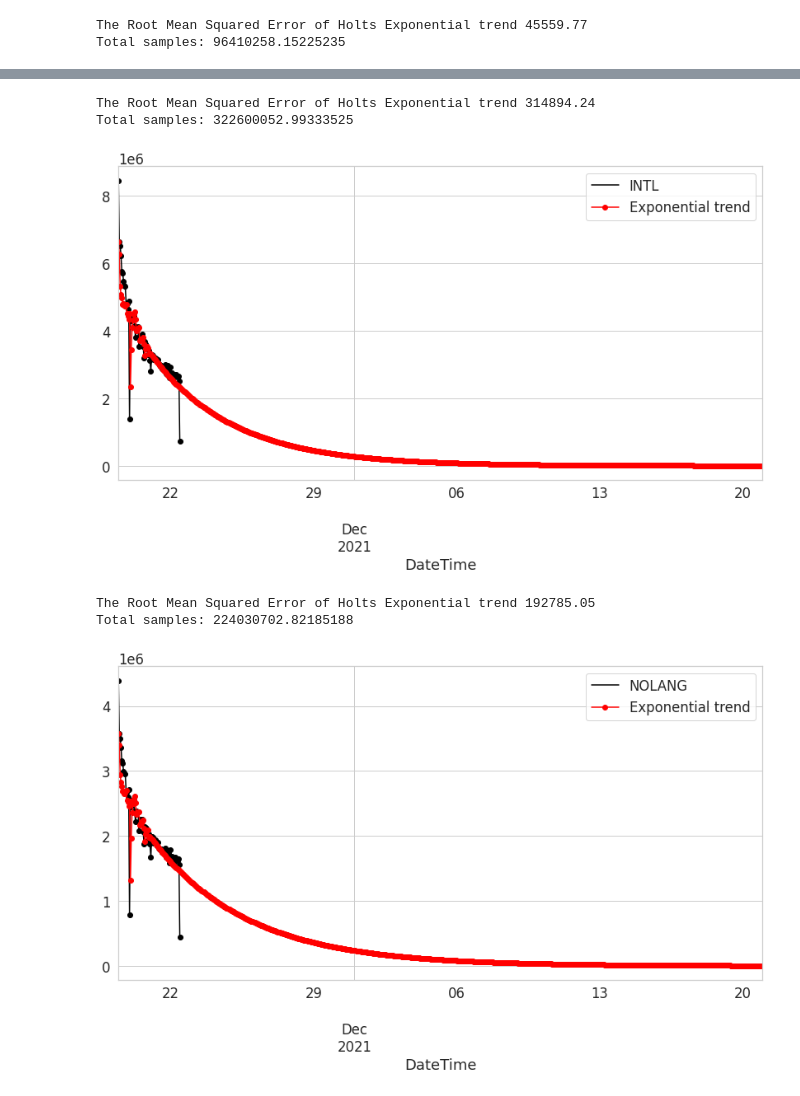
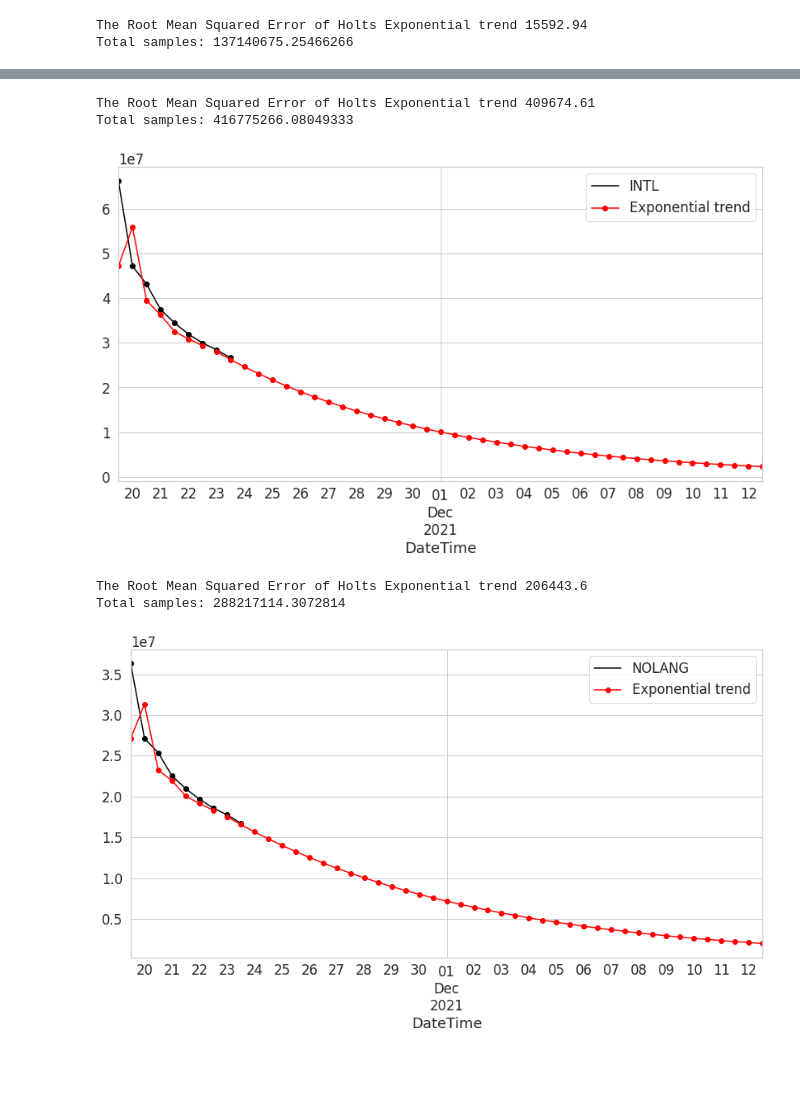
Before and after one commit to rvencu/crawlingathome-gpu-hcloud, a Jupyter notebook: helpers/predict_sizes.ipynb, the cells around one changed output, grey strips where cells are left out. Drawn from its saved outputs; the diff is of its cells as text; code cells hidden in the pictures; blank space fills up the shorter version.

Commit message:
updated size prediction data

```diff
--- a/helpers/predict_sizes.ipynb
+++ b/helpers/predict_sizes.ipynb
@@ -90,7 +88,7 @@ pred_plot(x)
 # %%
-z = x.resample('H').sum()
-#z.drop(z.tail(1).index,inplace=True)
+z = x.resample('12H').sum()
 z.drop(z.head(1).index,inplace=True)
+z.drop(z.tail(1).index,inplace=True)
 z.plot(figsize=(15, 6))
 plt.show()
 # %% [output]
@@ -108,17 +96,12 @@ z.head()
 # %%
-y_to_train = z[:'2021-11-20'] # dataset to train
-y_to_val = z['2021-11-21':] # last X months for test
-predict_date = 20*(len(z) - len(z[:'2021-11-20'])) # the number of data points for the test set
+y_to_train = z[:'2021-11-22T12:00'] # dataset to train
+y_to_val = z['2021-11-23':] # last X months for test
+predict_date = 20*(len(z) - len(z[:'2021-11-22T12:00'])) # the number of data points for the test set
 # %%
 from statsmodels.tsa.api import Holt
 
 def holt(y,y_to_train,y_to_test,smoothing_level,smoothing_slope, predict_date, colname):
     y[colname].plot(marker='o', color='black', legend=True, figsize=(14, 7))
-
-    """     fit1 = Holt(y_to_train[colname]).fit(smoothing_level, smoothing_slope, optimized=False)
-    fcast1 = fit1.forecast(predict_date).rename("Holt's linear trend")
-    mse1 = ((fcast1 - y_to_test[colname]) ** 2).mean()
-    print('The Root Mean Squared Error of Holt''s Linear trend {}'.format(round(np.sqrt(mse1), 2))) """
 
     fit2 = Holt(y_to_train[colname], exponential=True).fit(smoothing_level, smoothing_slope, optimized=False)
     fcast2 = fit2.forecast(predict_date).rename("Exponential trend")
@@ -132,9 +115,9 @@ def holt(y,y_to_train,y_to_test,smoothing_level,smoothing_slope, predict_date, c
 
     plt.show()
 # %%
-holt(z, y_to_train,y_to_val,0.6,0.2,predict_date,'EN')
-holt(z, y_to_train,y_to_val,0.6,0.2,predict_date,'INTL')
-holt(z, y_to_train,y_to_val,0.6,0.2,predict_date,'NOLANG')
+holt(z, y_to_train,y_to_val,.8,.8,predict_date,'EN')
+holt(z, y_to_train,y_to_val,.8,.8,predict_date,'INTL')
+holt(z, y_to_train,y_to_val,.8,.8,predict_date,'NOLANG')
 # %% [output]
-The Root Mean Squared Error of Holts Exponential trend 45559.77
-Total samples: 96410258.15225235
+The Root Mean Squared Error of Holts Exponential trend 15592.94
+Total samples: 137140675.25466266
@@ -142,6 +125,6 @@ Total samples: 96410258.15225235
-The Root Mean Squared Error of Holts Exponential trend 314894.24
-Total samples: 322600052.99333525
+The Root Mean Squared Error of Holts Exponential trend 409674.61
+Total samples: 416775266.08049333
-[figure, old version]
+[figure, new version]
-The Root Mean Squared Error of Holts Exponential trend 192785.05
-Total samples: 224030702.82185188
+The Root Mean Squared Error of Holts Exponential trend 206443.6
+Total samples: 288217114.3072814
-[figure, old version]
+[figure, new version]
```
Also changed, not shown: parts of 7 cells of this notebook, 3 other files.
